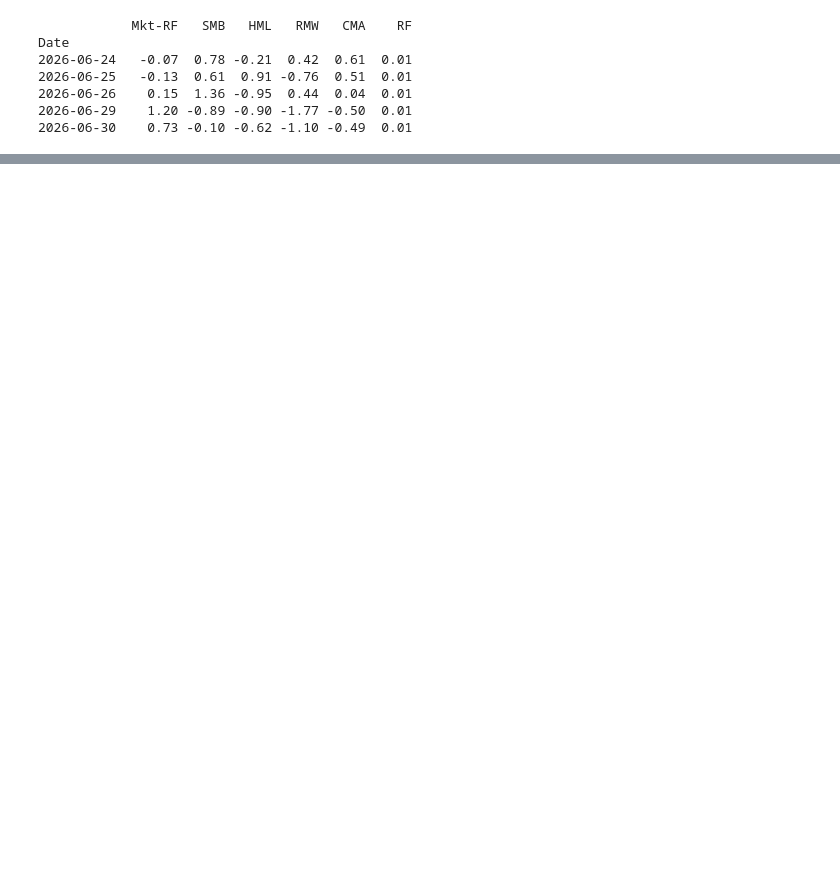
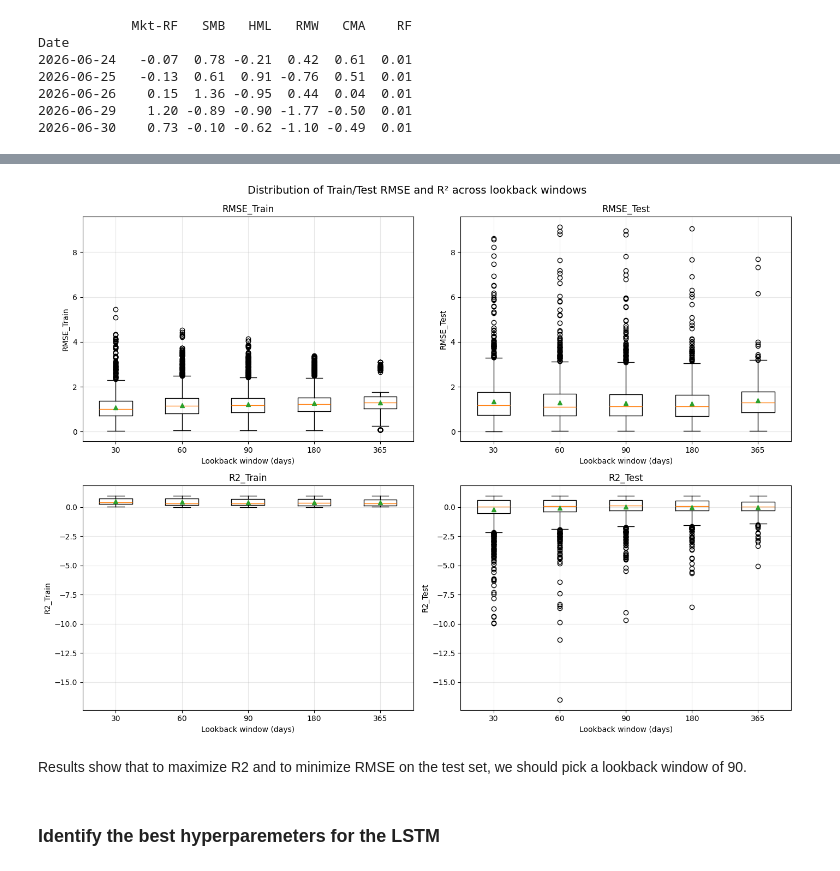
Before and after one commit to FranciscoCan0/AI-Powered-Trading-Engine, a Jupyter notebook: EDA.ipynb, the cells around one changed output, grey strips where cells are left out. Cells and saved outputs as stored; diff of their text form; code cells hidden in the pictures; blank space fills up the shorter version.

Commit message:
Update hyperparmeter search for LSTM

```diff
--- a/EDA.ipynb
+++ b/EDA.ipynb
@@ -71,0 +195,64 @@ dfs['1h'][dfs['1h']['Ticker'] == 'AAPL'][['Date', 'Ticker', 'Daily_Return']].dro
+# %%
+# Combine all fold-level results across every (ticker, lookback) into one
+all_folds = []
+for (ticker, lookback), fold_df in fama_outputs.items():
+    tmp = fold_df.copy()
+    tmp["Ticker"] = ticker
+    tmp["Lookback"] = lookback
+    all_folds.append(tmp)
+
+all_folds_df = pd.concat(all_folds, ignore_index=True)
+
+metrics = ["RMSE_Train", "RMSE_Test", "R2_Train", "R2_Test"]
+
+# Summary stats table per lookback window
+summary = (
+    all_folds_df
+    .groupby("Lookback")[metrics]
+    .agg(["mean", "median", "std", "min", "max", "count"])
+    .round(4)
+)
+
+print("=== Summary statistics by lookback window ===")
+for metric in metrics:
+    print(f"\n--- {metric} ---")
+    print(summary[metric])
+
+# Distribution plots
+lookback_windows_present = sorted(all_folds_df["Lookback"].unique())
+
+# Shared y-axis ranges: one for the RMSE pair, one for the R2 pair
+rmse_min = all_folds_df[["RMSE_Train", "RMSE_Test"]].min().min()
+rmse_max = all_folds_df[["RMSE_Train", "RMSE_Test"]].max().max()
+rmse_pad = (rmse_max - rmse_min) * 0.05
+
+r2_min = all_folds_df[["R2_Train", "R2_Test"]].min().min()
+r2_max = all_folds_df[["R2_Train", "R2_Test"]].max().max()
+r2_pad = (r2_max - r2_min) * 0.05
+
+y_ranges = {
+    "RMSE_Train": (rmse_min - rmse_pad, rmse_max + rmse_pad),
+    "RMSE_Test":  (rmse_min - rmse_pad, rmse_max + rmse_pad),
+    "R2_Train":   (r2_min - r2_pad, r2_max + r2_pad),
+    "R2_Test":    (r2_min - r2_pad, r2_max + r2_pad),
+}
+
+fig, axes = plt.subplots(2, 2, figsize=(14, 10))
+axes = axes.flatten()
+
+for ax, metric in zip(axes, metrics):
+    data_by_window = [
+        all_folds_df.loc[all_folds_df["Lookback"] == lb, metric].dropna()
+        for lb in lookback_windows_present
+    ]
+    ax.boxplot(data_by_window, tick_labels=lookback_windows_present, showmeans=True)
+    ax.set_title(metric)
+    ax.set_xlabel("Lookback window (days)")
+    ax.set_ylabel(metric)
+    ax.grid(alpha=0.3)
+    ax.set_ylim(y_ranges[metric])
+
+plt.tight_layout()
+plt.suptitle("Distribution of Train/Test RMSE and R² across lookback windows", y=1.02, fontsize=14)
+plt.show()
+# %% [output]
@@ -71,0 +276,5 @@ dfs['1h'][dfs['1h']['Ticker'] == 'AAPL'][['Date', 'Ticker', 'Daily_Return']].dro
+[figure, added]
+# %% [markdown]
+Results show that to maximize R2 and to minimize RMSE on the test set, we should pick a lookback window of 90.
+# %% [markdown]
+### Identify the best hyperparemeters for the LSTM
```
Also changed, not shown: parts of 14 cells of this notebook, 7 other files.
